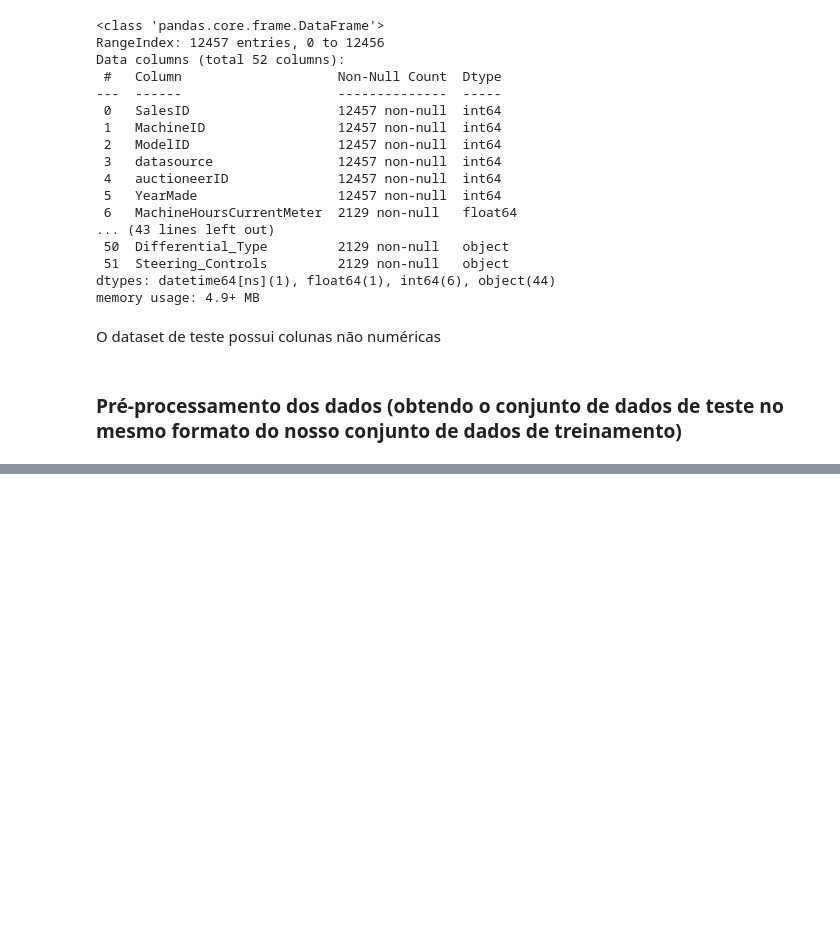
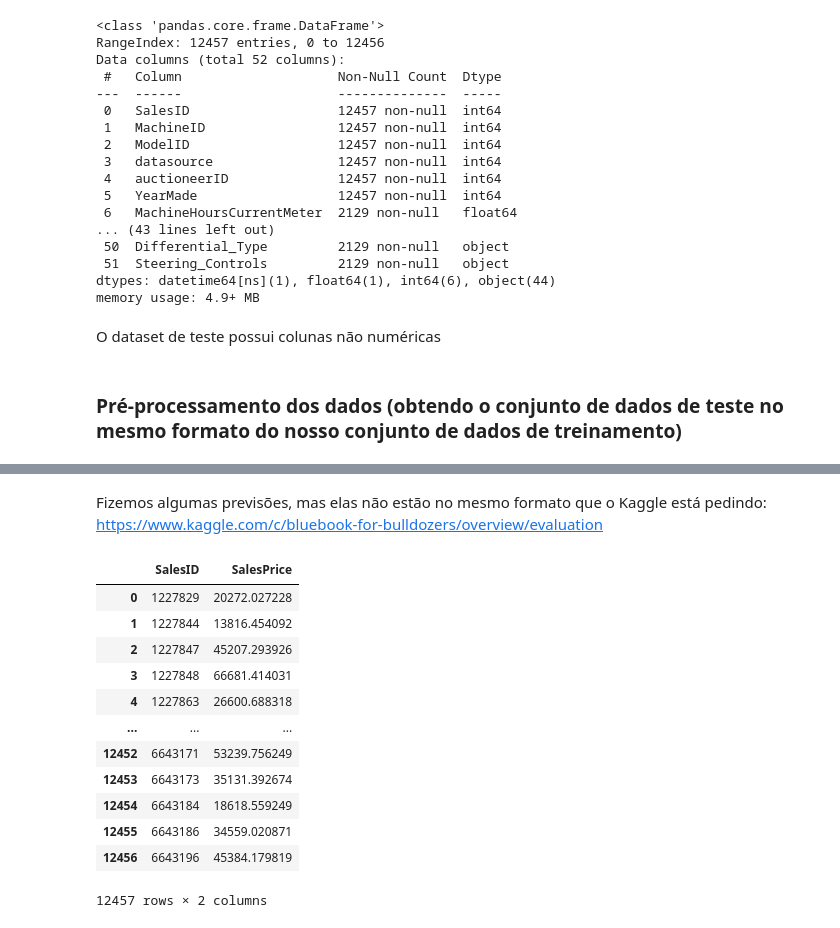
Before and after one commit to HeitorDalla/ml-projects, a Jupyter notebook: bulldozer_price.ipynb, the cells around one changed output, grey strips where cells are left out. Saved outputs shown, nothing was run; the diff lists cells and outputs as text; code cells hidden in the pictures; blank space fills up the shorter version.

```diff
--- a/bulldozer_price.ipynb
+++ b/bulldozer_price.ipynb
@@ -861,0 +875,3 @@ def preprocess_data (df):
+# %%
+# Make predictions on updated test data
+test_preds = ideal_model.predict(df_test)
@@ -861,0 +883,25 @@ def preprocess_data (df):
+# %% [markdown]
+Fizemos algumas previsões, mas elas não estão no mesmo formato que o Kaggle está pedindo: https://www.kaggle.com/c/bluebook-for-bulldozers/overview/evaluation
+# %%
+# Formatando as previsões no mesmo formato que o Kaggle busca
+
+df_preds = pd.DataFrame()
+
+df_preds["SalesID"] = df_test["SalesID"]
+df_preds["SalesPrice"] = test_preds
+
+df_preds
+# %% [output]
+|  | SalesID | SalesPrice |
+| 0 | 1227829 | 20272.027228 |
+| 1 | 1227844 | 13816.454092 |
+| 2 | 1227847 | 45207.293926 |
+| 3 | 1227848 | 66681.414031 |
+| 4 | 1227863 | 26600.688318 |
+| ... | ... | ... |
+| 12452 | 6643171 | 53239.756249 |
+| 12453 | 6643173 | 35131.392674 |
+| 12454 | 6643184 | 18618.559249 |
+| 12455 | 6643186 | 34559.020871 |
+| 12456 | 6643196 | 45384.179819 |
+12457 rows × 2 columns
```
Also changed, not shown: parts of 3 cells of this notebook, 1 other file.
